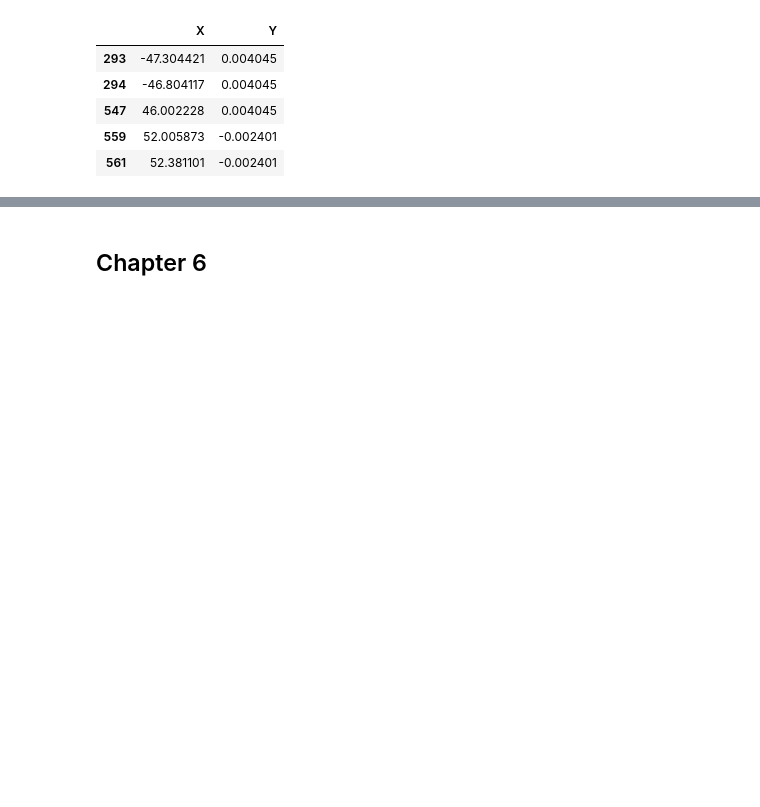
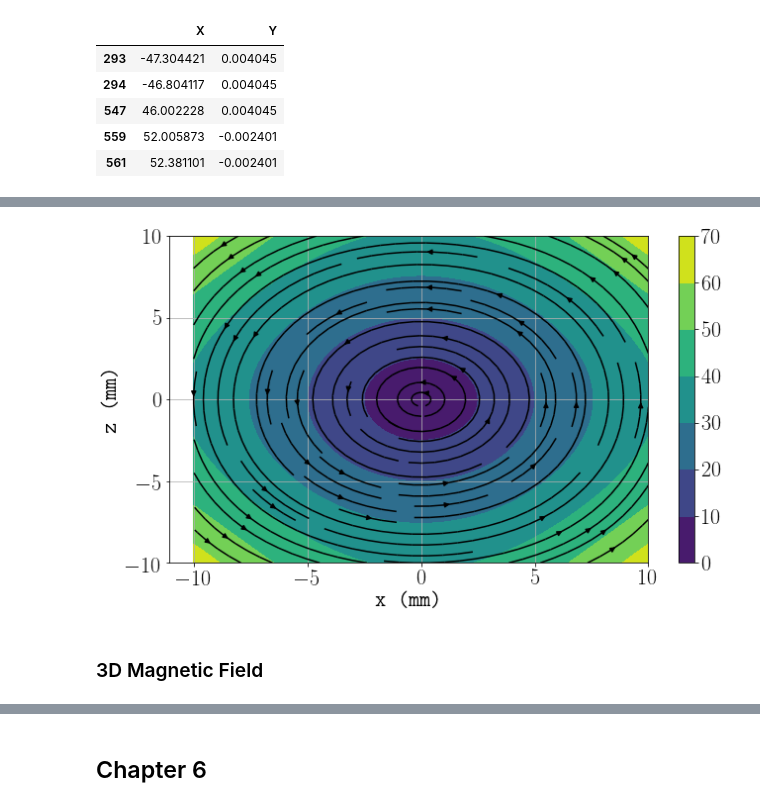
Before and after one commit to jstammers/thesis, a Jupyter notebook: Thesis Plots.ipynb, the cells around one changed output, grey strips where cells are left out. Drawn from its saved outputs; the diff is of its cells as text; code cells hidden in the pictures; blank space fills up the shorter version.

```diff
--- a/Thesis Plots.ipynb
+++ b/Thesis Plots.ipynb
@@ -82,0 +132,6 @@ inRange(errorData,"Y",(-0.005,0.005))
+# %%
+field_vector_plot(mot2Dxz,"bx","bz","../2D_field_xz.pdf")
+# %% [output]
+[figure, added]
+# %% [markdown]
+### 3D Magnetic Field
```
Also changed, not shown: parts of 35 cells of this notebook, 9 other files.
